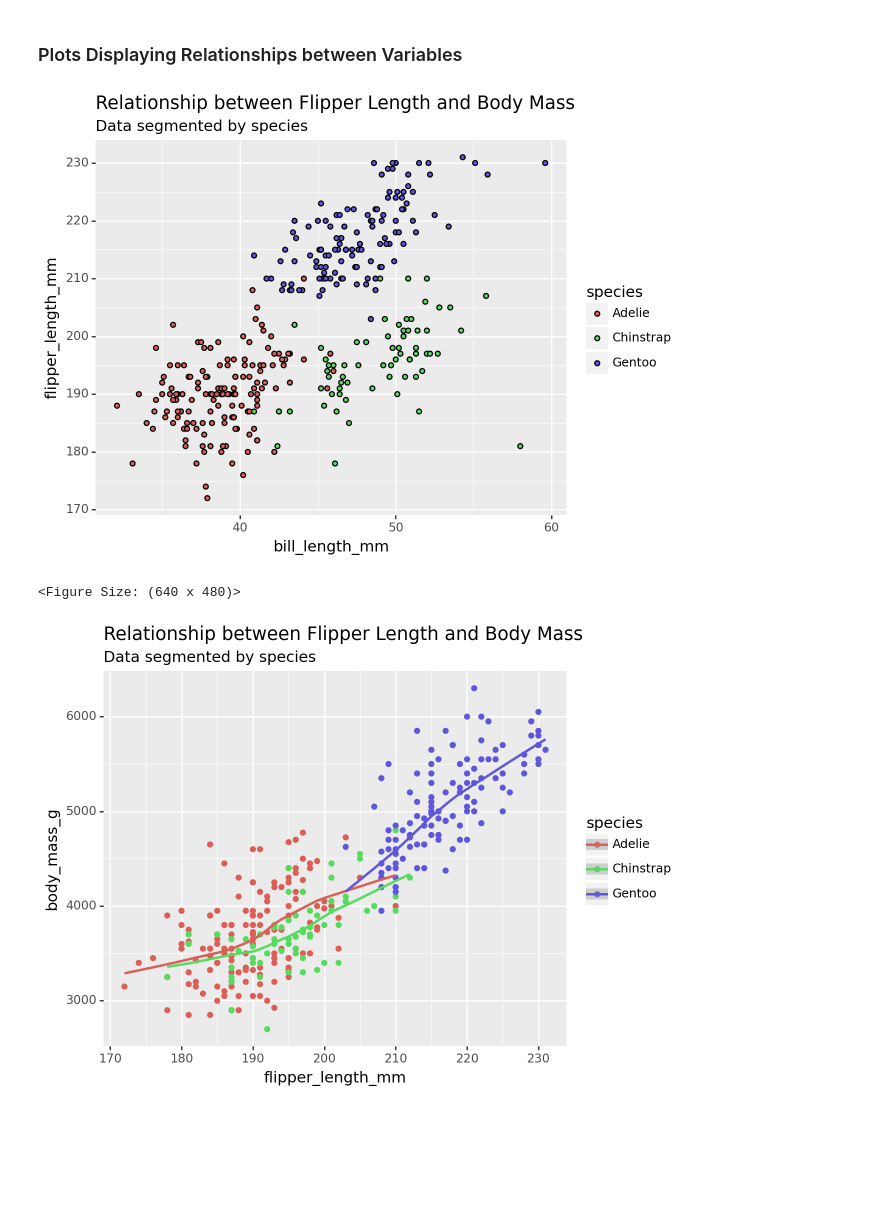
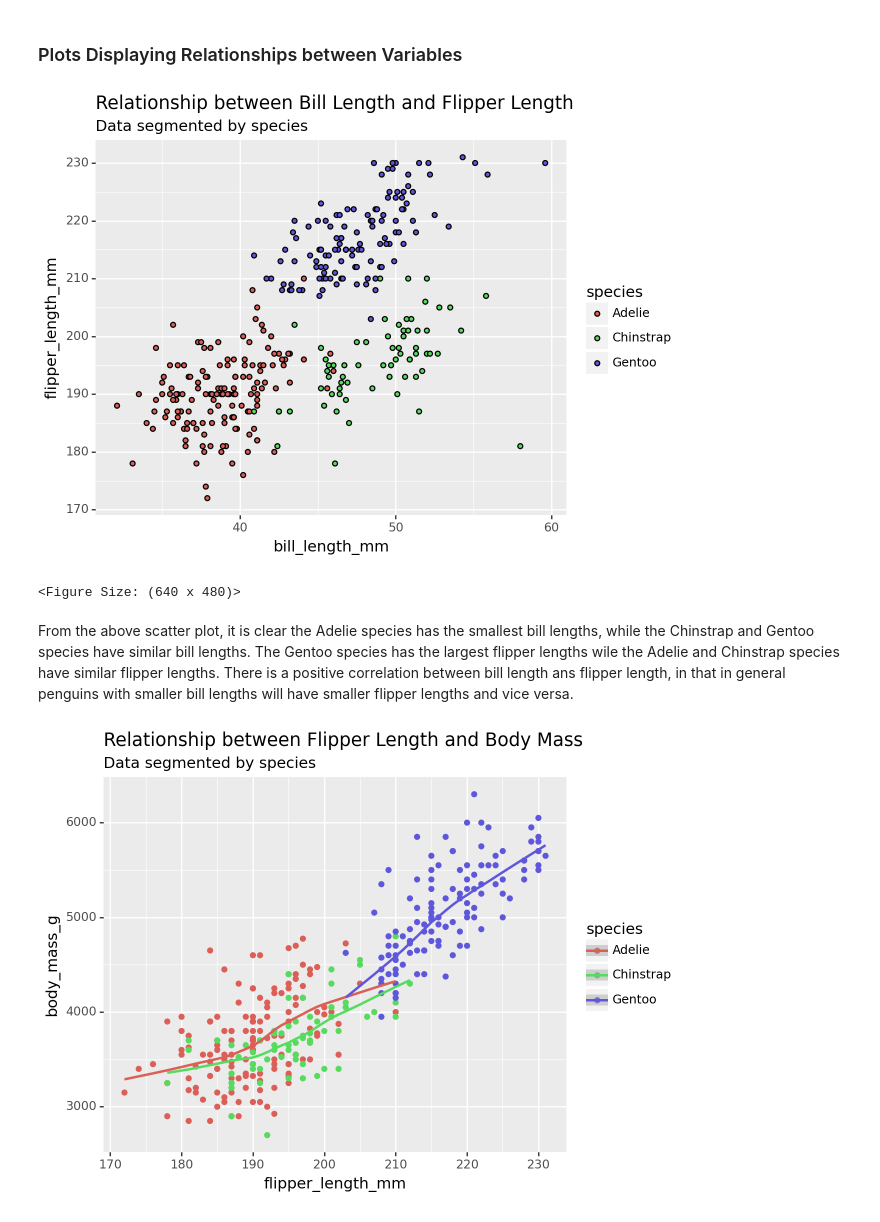
Before and after one commit to rachel-king4/fundamentalsofdataanalysis, a Jupyter notebook: tasks.ipynb, the cells around one changed output. Saved outputs shown, nothing was run; the diff lists cells and outputs as text; code cells hidden in the pictures; blank space fills up the shorter version.

Commit message:
added discussion on plots in task 5, fixed typos

```diff
--- a/tasks.ipynb
+++ b/tasks.ipynb
@@ -706,13 +704,15 @@ The Gentoo species also looks normally distributed, however when the data is not
 from plotnine import ggplot, aes, geom_line, geom_bar, geom_point, labs, coord_flip, theme_xkcd, geom_smooth
 # %%
-# scatter plot of Culmen Length vs Flipper Length
+# scatter plot of Bill Length vs Flipper Length
 # to create a scatter plot to visualize the variables using ggplot
 # https://r.qcbs.ca/workshop03/book-en/the-basics-of-visualizing-data.html
-(ggplot(data = penguins) + aes(x = "bill_length_mm", y = "flipper_length_mm", fill="species") + geom_point() + labs(title = "Relationship between Flipper Length and Body Mass",
+(ggplot(data = penguins) + aes(x = "bill_length_mm", y = "flipper_length_mm", fill="species") + geom_point() + labs(title = "Relationship between Bill Length and Flipper Length",
 subtitle ="Data segmented by species"))
 # %% [output]
-[figure, old version]
+[figure, new version]
 <Figure Size: (640 x 480)>
+# %% [markdown]
+From the above scatter plot, it is clear the Adelie species has the smallest bill lengths, while the Chinstrap and Gentoo species have similar bill lengths. The Gentoo species has the largest flipper lengths wile the Adelie and Chinstrap species have similar flipper lengths. There is a positive correlation between bill length ans flipper length, in that in general penguins with smaller bill lengths will have smaller flipper lengths and vice versa.
 # %%
 # plot Flipper Length vs Body Mass using ggplot
 # https://medium.com/@Fortune_/visualizing-the-palmerpenguins-dataset-d3d70bb619b4
```
Also changed, not shown: parts of 23 cells of this notebook.
